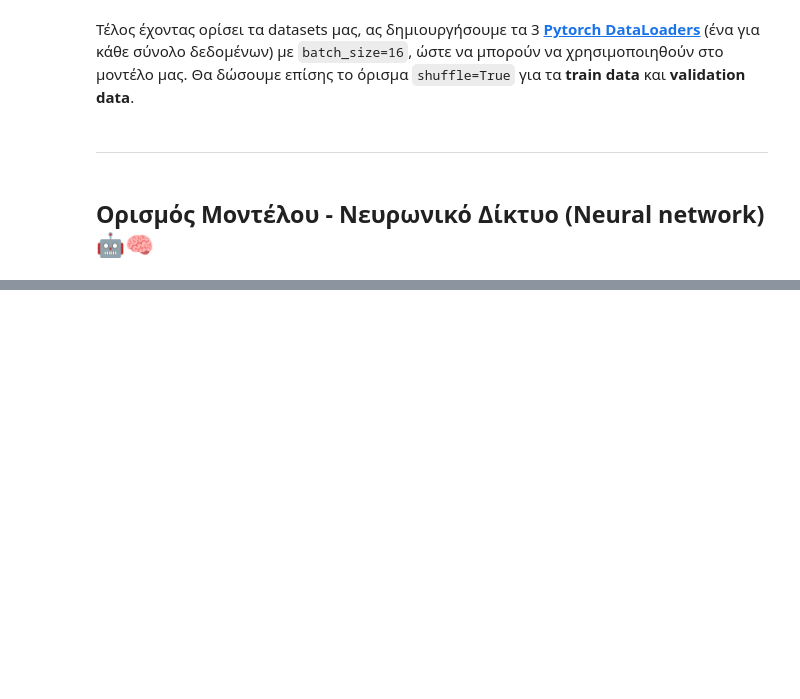
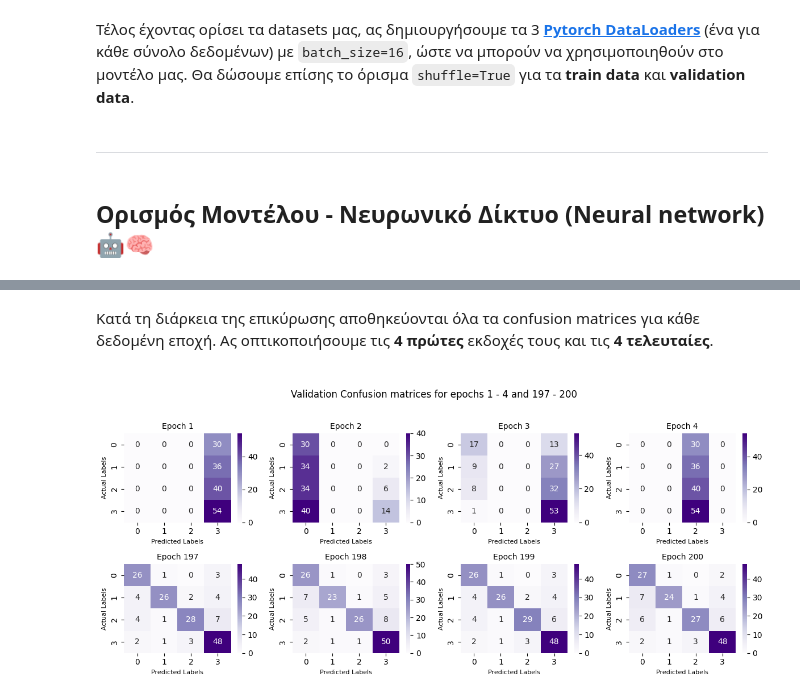
Before and after one commit to AntonisZks/Music-Category-Identifier, a Jupyter notebook: Notebooks/model_training.ipynb, the cells around one changed output, grey strips where cells are left out. Saved outputs shown, nothing was run; the diff lists cells and outputs as text; code cells hidden in the pictures; blank space fills up the shorter version.

```diff
--- a/Notebooks/model_training.ipynb
+++ b/Notebooks/model_training.ipynb
@@ -207,10 +207,12 @@ test_dataset = MusicDataset(test_data, test_labels)
 # %%
 from torch.utils.data import DataLoader
 
+g_cpu = torch.Generator(device='cpu') # Create our generator
+
 # Construct our Data Loaders
-train_dataloader = DataLoader(train_dataset, batch_size=16, shuffle=True)
-val_dataloader = DataLoader(val_dataset, batch_size=16, shuffle=True)
-test_dataloader = DataLoader(test_dataset, batch_size=16, shuffle=False)
+train_dataloader = DataLoader(train_dataset, batch_size=16, shuffle=True, generator=g_cpu)
+val_dataloader = DataLoader(val_dataset, batch_size=16, shuffle=True, generator=g_cpu)
+test_dataloader = DataLoader(test_dataset, batch_size=16, shuffle=False, generator=g_cpu)
 # %% [markdown]
 <hr>
 # %% [markdown]
@@ -221,0 +571,37 @@ test_dataloader = DataLoader(test_dataset, batch_size=16, shuffle=False)
+# %% [markdown]
+Κατά τη διάρκεια της επικύρωσης αποθηκεύονται όλα τα confusion matrices για κάθε δεδομένη εποχή. Ας οπτικοποιήσουμε τις __4 πρώτες__ εκδοχές τους και τις __4 τελευταίες__.
+# %%
+from matplotlib import pyplot as plt
+import seaborn as sns
+%matplotlib inline
+
+categories = ['classical', 'hiphop', 'rock', 'blues']
+
+def plot_confusion_matrix(ax, conf_matrix, epoch):
+    """ Plots a confusion matrix at the specific ax on the plot graph. """
+
+    sns.heatmap(conf_matrix, annot=True, fmt='d', cmap=custom_cmap(plt.get_cmap('Purples')), ax=ax)
+    ax.set_title(f'Epoch {epoch}', fontsize=10)
+    ax.set_xlabel('Predicted Labels', fontsize=8)
+    ax.set_ylabel('Actual Labels', fontsize=8)
+
+cols = 4
+fig, axes = plt.subplots(rows, cols, figsize=(12, 5.5))
+cnt = 0
+for j in range(cols):
+    plot_confusion_matrix(axes[0][j], validation_conf_matrices[cnt], cnt + 1)
+    cnt += 1
+
+cnt = len(validation_conf_matrices) - 4
+
+for j in range(cols):
+    plot_confusion_matrix(axes[1][j], validation_conf_matrices[cnt], cnt + 1)
+    cnt += 1
+
+first_range = f'1 - {cols}'
+second_range = f'{len(validation_conf_matrices) - 3} - {len(validation_conf_matrices)}'
+plt.suptitle(f'\nValidation Confusion matrices for epochs {first_range} and {second_range}\n')
+plt.tight_layout()
+plt.show()
+# %% [output]
+[figure, added]
```
Also changed, not shown: parts of 43 cells of this notebook.
